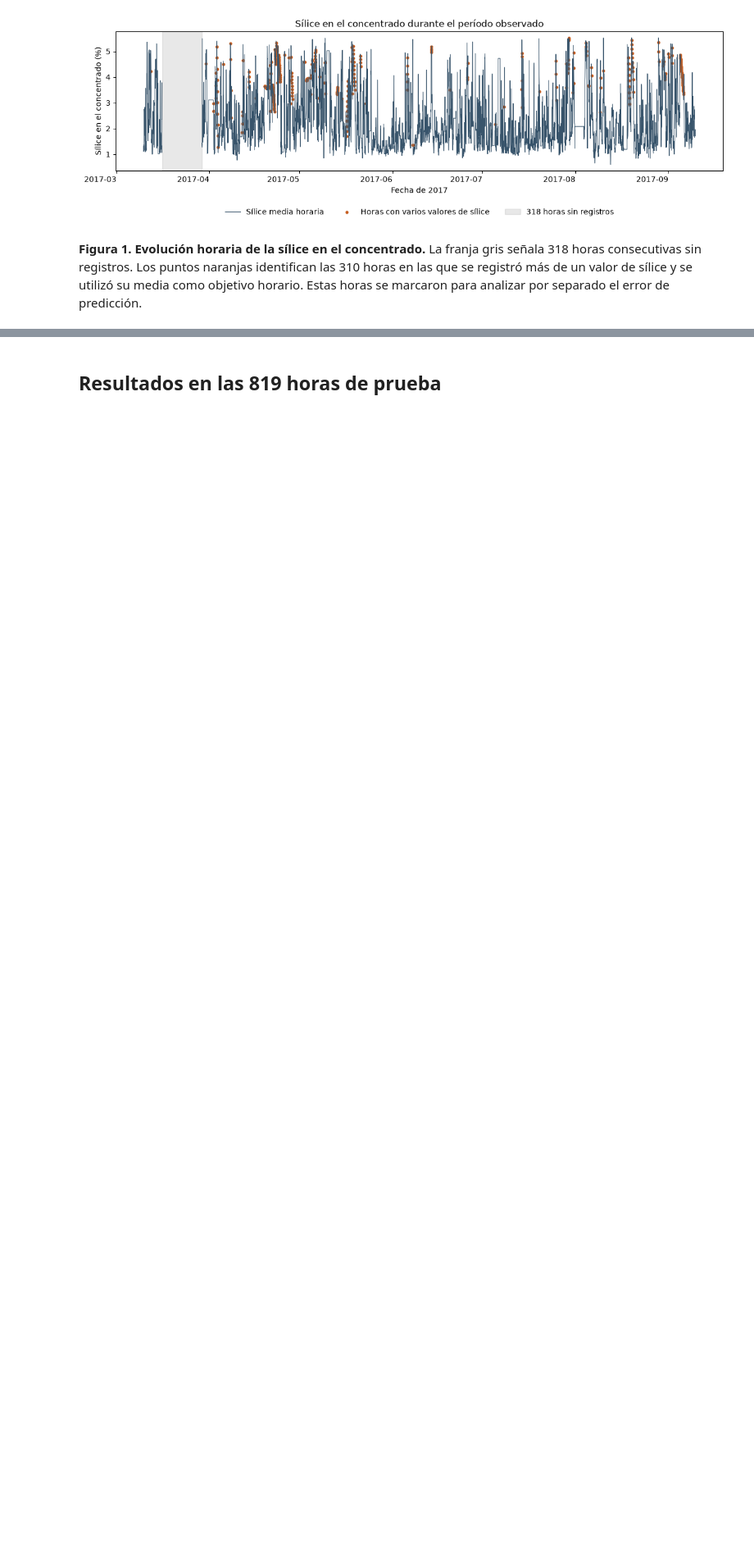
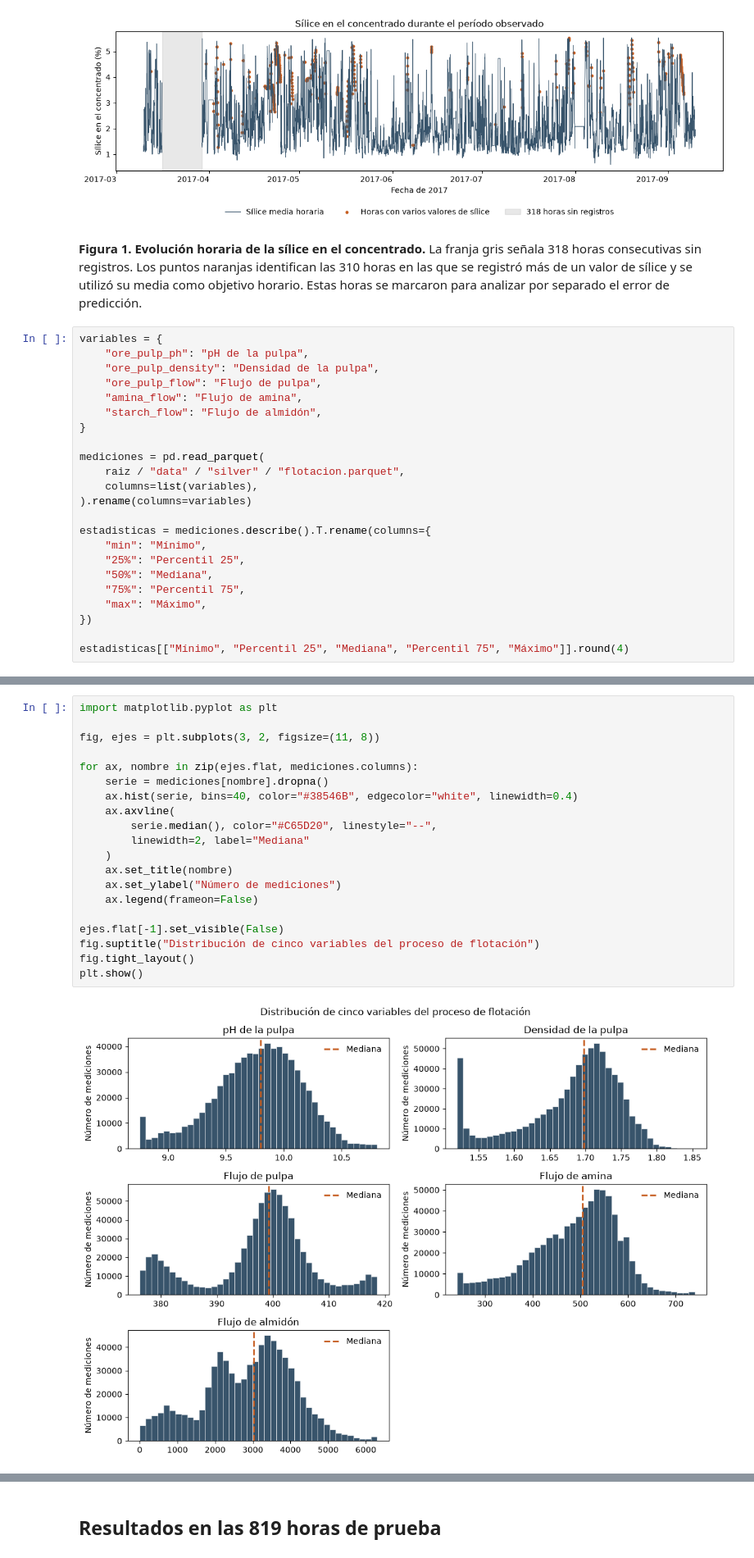
Before and after one commit to CristianPB14/flotation-silica-soft-sensor, a Jupyter notebook: notebooks/ProyectoFinal_CristianCamiloPiñerosBautista.ipynb, the cells around one changed output, grey strips where cells are left out. Shown at 82% size. Saved outputs shown, nothing was run; the diff lists cells and outputs as text; blank space fills up the shorter version.

Commit message:
Añade estadísticas descriptivas e histogramas de las variables de proceso

```diff
--- a/notebooks/ProyectoFinal_CristianCamiloPiñerosBautista.ipynb
+++ b/notebooks/ProyectoFinal_CristianCamiloPiñerosBautista.ipynb
@@ -133,3 +133,26 @@ señala 318 horas consecutivas sin registros. Los puntos naranjas identifican
 las 310 horas en las que se registró más de un valor de sílice y se utilizó
 su media como objetivo horario. Estas horas se marcaron para analizar por
 separado el error de predicción.
+# %%
+variables = {
+    "ore_pulp_ph": "pH de la pulpa",
+    "ore_pulp_density": "Densidad de la pulpa",
+    "ore_pulp_flow": "Flujo de pulpa",
+    "amina_flow": "Flujo de amina",
+    "starch_flow": "Flujo de almidón",
+}
+
+mediciones = pd.read_parquet(
+    raiz / "data" / "silver" / "flotacion.parquet",
+    columns=list(variables),
+).rename(columns=variables)
+
+estadisticas = mediciones.describe().T.rename(columns={
+    "min": "Mínimo",
+    "25%": "Percentil 25",
+    "50%": "Mediana",
+    "75%": "Percentil 75",
+    "max": "Máximo",
+})
+
+estadisticas[["Mínimo", "Percentil 25", "Mediana", "Percentil 75", "Máximo"]].round(4)
@@ -135,0 +166,22 @@ separado el error de predicción.
+# %%
+import matplotlib.pyplot as plt
+
+fig, ejes = plt.subplots(3, 2, figsize=(11, 8))
+
+for ax, nombre in zip(ejes.flat, mediciones.columns):
+    serie = mediciones[nombre].dropna()
+    ax.hist(serie, bins=40, color="#38546B", edgecolor="white", linewidth=0.4)
+    ax.axvline(
+        serie.median(), color="#C65D20", linestyle="--",
+        linewidth=2, label="Mediana"
+    )
+    ax.set_title(nombre)
+    ax.set_ylabel("Número de mediciones")
+    ax.legend(frameon=False)
+
+ejes.flat[-1].set_visible(False)
+fig.suptitle("Distribución de cinco variables del proceso de flotación")
+fig.tight_layout()
+plt.show()
+# %% [output]
+[figure, added]
```
Also changed, not shown: parts of 3 cells of this notebook.
